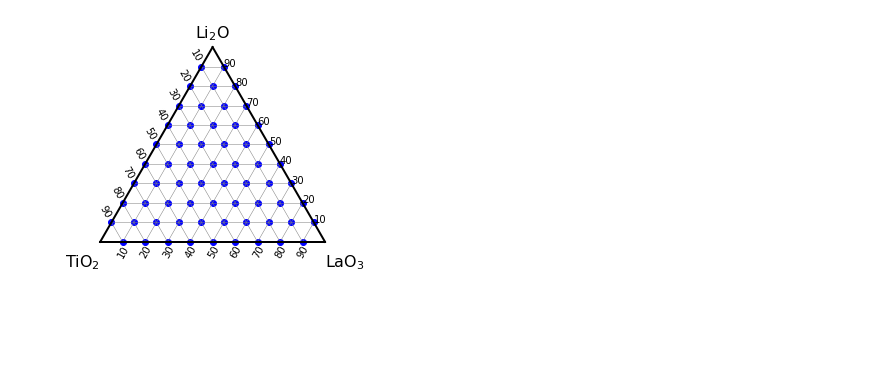
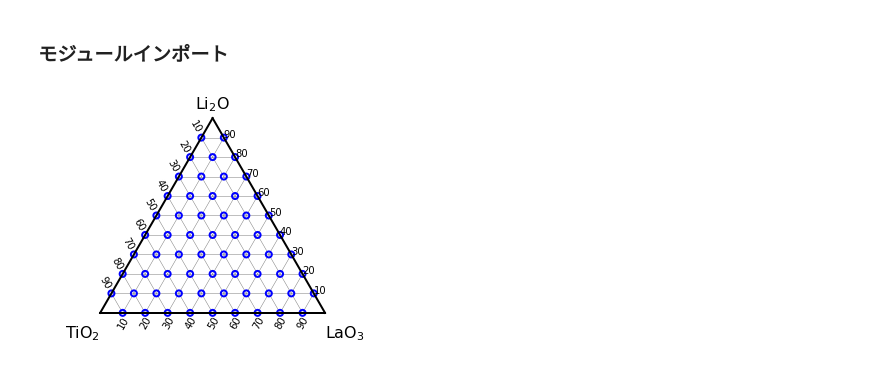
Before and after one commit to yu9824/ternary_diagram, a Jupyter notebook: example/mono_scatter/example_mono_scatter.ipynb, the cells around one changed output. Saved outputs shown, nothing was run; the diff lists cells and outputs as text; code cells hidden in the pictures; blank space fills up the shorter version.

```diff
--- a/example/mono_scatter/example_mono_scatter.ipynb
+++ b/example/mono_scatter/example_mono_scatter.ipynb
@@ -1,9 +7,12 @@
+# %% [markdown]
+### モジュールインポート
 # %%
 from ternary_diagram import ternary_diagram
 import pandas as pd
 # %%
 df = pd.read_csv('example_mono_scatter.csv')
-# %%
-fig = ternary_diagram(df.columns, df)
-# %% [output]
-[figure, removed]
+# %%
+td = ternary_diagram(df.columns)
+td.scatter(df, color = 'blue', facecolor = "None", lw = 2)
+# %% [output]
+[figure, added]
```
Also changed, not shown: parts of 3 cells of this notebook, 2 other files.
